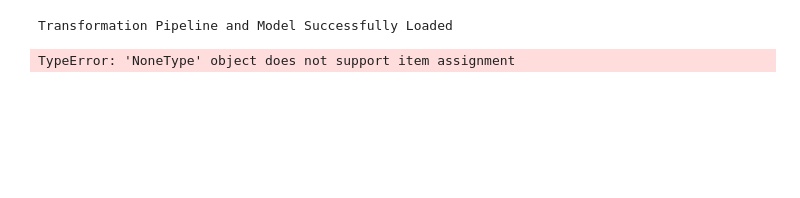
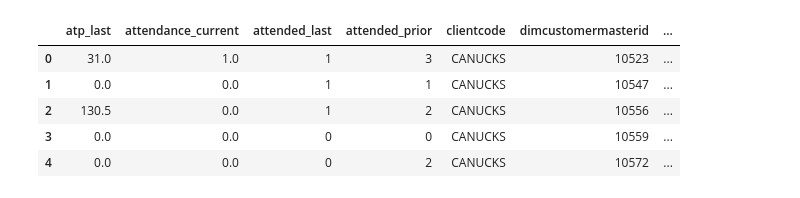
Before and after one commit to ryankazmerik/data-sci, a Jupyter notebook: sandbox/ryan sandbox/Debugging.ipynb, the cells around one changed output. Saved outputs shown, nothing was run; the diff lists cells and outputs as text; code cells hidden in the pictures; blank space fills up the shorter version.

Commit message:
Debugging canucks pp

```diff
--- a/sandbox/ryan sandbox/Debugging.ipynb
+++ b/sandbox/ryan sandbox/Debugging.ipynb
@@ -3,5 +1,16 @@ from pycaret.classification import *
-# %%
-ret_model = load_model("./data/model")
-# %% [output]
-Transformation Pipeline and Model Successfully Loaded
-TypeError: 'NoneType' object does not support item assignment
+# %%
+import pandas as pd
+
+pd.set_option('display.max_columns', None)
+pd.set_option('display.max_rows', None)
+# %%
+df = pd.read_json("./data/CanucksPP-2022_10_19.json", lines=True)
+# %%
+df.head()
+# %% [output]
+|  | atp_last | attendance_current | attended_last | attended_prior | clientcode | dimcustomermasterid | ... |
+| 0 | 31.0 | 1.0 | 1 | 3 | CANUCKS | 10523 | ... |
+| 1 | 0.0 | 0.0 | 1 | 1 | CANUCKS | 10547 | ... |
+| 2 | 130.5 | 0.0 | 1 | 2 | CANUCKS | 10556 | ... |
+| 3 | 0.0 | 0.0 | 0 | 0 | CANUCKS | 10559 | ... |
+| 4 | 0.0 | 0.0 | 0 | 2 | CANUCKS | 10572 | ... |
```
Also changed, not shown: parts of 8 cells of this notebook, 1 other file.
